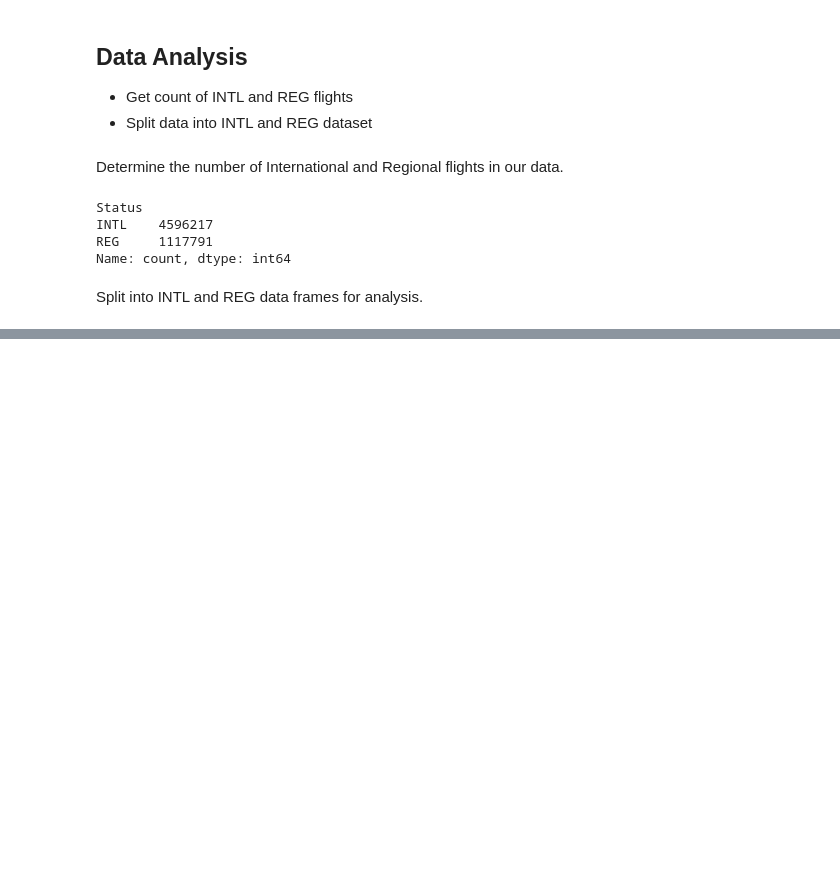
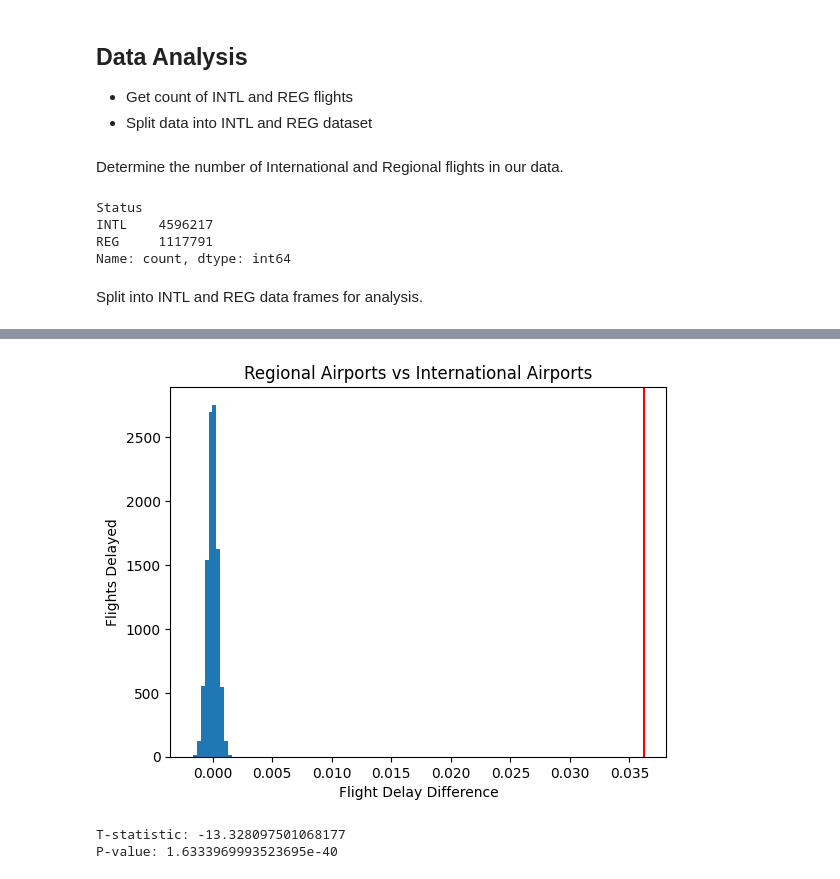
Before and after one commit to GaryLBentley/FlightDelays, a Jupyter notebook: FlightDelays.ipynb, the cells around one changed output, grey strips where cells are left out. Drawn from its saved outputs; the diff is of its cells as text; code cells hidden in the pictures; blank space fills up the shorter version.

Commit message:
Null Hypothesis Testing

```diff
--- a/FlightDelays.ipynb
+++ b/FlightDelays.ipynb
@@ -461,0 +471,71 @@ i_pop
+# %%
+# Null hypotheis testing New = Old = Population
+# No difference in the probability of a flight being delayed between
+# Intl and Reg airports
+
+# Get the probablility a flight being delayed for the enitre population
+p_population = df_flights['DELAYED'].sum() / df_flights.shape[0]
+
+# Probability of an INTL airport flight being delayed
+p_intl = df_intl['DELAYED'].mean()  # Control
+
+# Probability of a REG airport flight being delayed
+p_reg = df_reg['DELAYED'].mean()    # Treatment
+
+# Observed difference
+obs_diff = (p_intl - p_reg)
+
+# Set both p_new and p_old to the population probability of being delayed
+p_new = pd.to_numeric(p_population)
+p_old = pd.to_numeric(p_population)
+
+# Number of flights for each airport type
+n_new = df_reg['SCHEDULED_DEPARTURE'].value_counts().sum()
+n_old = df_intl['SCHEDULED_DEPARTURE'].value_counts().sum()
+
+# Simulate a sample for the REG airports - Treatment
+p_val_new =[p_new, 1 - p_new]
+reg_delayed = np.random.choice(2, size=n_new, p=p_val_new)
+
+# Simulate a sample for the INTL airports - Control
+p_val_old =[p_old, 1 - p_old]
+intl_delayed = np.random.choice(2, size=n_old, p=p_val_old)
+
+# Sampling distribution
+p_diffs = []
+
+# Bootstrap samples for both new and old pages
+for _ in range(10000):
+    reg_delayed = np.random.choice(2, size=n_new, replace=True, p=p_val_new)
+    intl_delayed = np.random.choice(2, size=n_old, replace=True, p=p_val_old)
+
+    p_diffs.append(reg_delayed.mean() - intl_delayed.mean())
+
+# Convert p_diffs to a numpy array so it can be ploted in a histogram
+p_diffs = np.array(p_diffs)
+
+# Create the histogram
+plt.hist(p_diffs);
+plt.xlabel('Flight Delay Difference')
+plt.ylabel('Flights Delayed')
+plt.title('Regional Airports vs International Airports')
+plt.axvline(x=obs_diff, color="r")
+plt.show()
+# %% [output]
+[figure, added]
+# %%
+from scipy.stats import ttest_ind
+
+# Perform independent samples t-test for delayed flights
+t_statistic, p_value = ttest_ind(
+    df_intl[df_intl['DELAYED'] == 1]['DEPARTURE_DELAY'],
+    df_reg[df_reg['DELAYED'] == 1]['DEPARTURE_DELAY'],
+    equal_var=False  # Set equal_var=False if variances are assumed to be unequal
+)
+
+# Print the results
+print("T-statistic:", t_statistic)
+print("P-value:", p_value)
+# %% [output]
+T-statistic: -13.328097501068177
+P-value: 1.6333969993523695e-40
```
Also changed, not shown: parts of 12 cells of this notebook.
